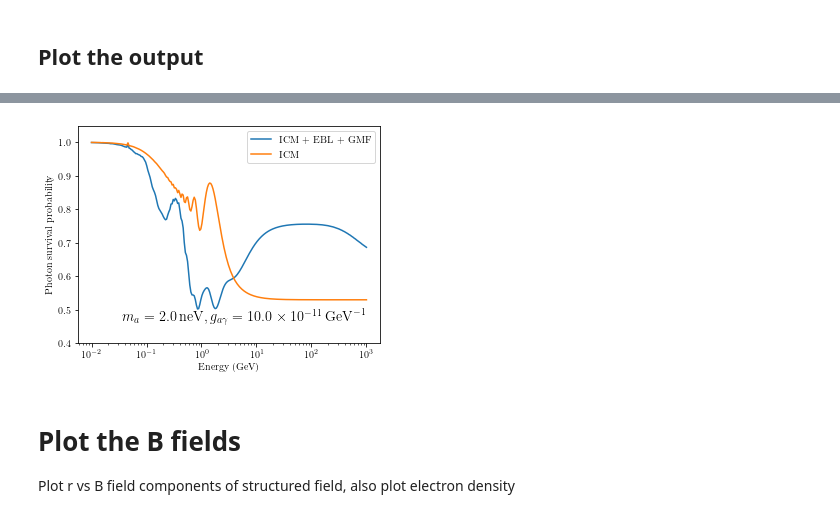
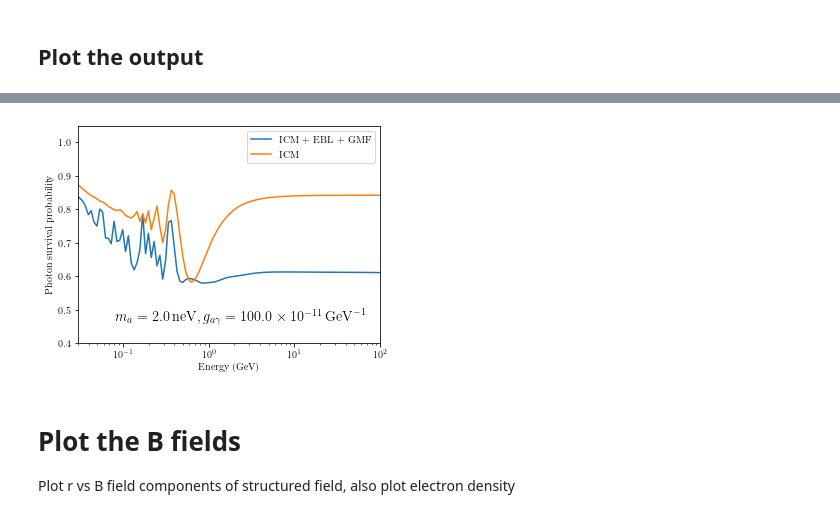
Before and after one commit to me-manu/gammaALPs, a Jupyter notebook: notebooks/example_NGC1275_structured_field.ipynb, the cells around one changed output, grey strips where cells are left out. Drawn from its saved outputs; the diff is of its cells as text; code cells hidden in the pictures.

```diff
--- a/notebooks/example_NGC1275_structured_field.ipynb
+++ b/notebooks/example_NGC1275_structured_field.ipynb
@@ -19,7 +19,7 @@ from astropy import constants as c
 # %% [markdown]
 Initialize an ALP object, that stores the ALP mass $m$ (in neV) and the coupling $g$ (in $10^{-11}\mathrm{GeV}^{-1}$).
 # %%
-m, g = 2, 10
+m, g = 2, 100
 alp = ALP(m,g)
 # %% [markdown]
 ## Set the source
@@ -38,3 +36,6 @@ EGeV = np.logspace(-2,3,250)
+# %%
+logEMeV = np.loadtxt('energy_bins.dat')
+EGeV = np.power(10, logEMeV - 3.)
 # %% [markdown]
 Now initialize the initial photon polarization. Since we are dealing with a gamma-ray source, no ALPs are initially present in the beam (third diagonal element is zero). The polarization density matrix is normalized such that its trace is equal to one, $\mathrm{Tr}(\rho_\mathrm{in}) = 1$.
 # %%
@@ -46,12 +45,15 @@ ml = ModuleList(alp, ngc1275, pin = pin, EGeV = EGeV)
 # %% [markdown]
 Now we add propagation modules for the cluster, the EBL, and the Galactic magnetic field; run the module. Repeat for only the ICM field.
 # %%
+ml = ModuleList(alp, ngc1275, pin = pin, EGeV = EGeV)
 ml.add_propagation("ICMStructured",
                    0, # position of module counted from the source.
                    B0 = 8.3,  # rms of B field
                    R = 93,
                    theta = 225,
-                   radians=False,
+                   theta_rad=False,
+                   pa=147,
+                   pa_rad=False,
                    n0 = 39.,  # normalization of electron density
                    n2 = 4.05, # second normalization of electron density, see Churazov et al. 2003, Eq. 4
                    r_abell = 500., # extension of the cluster
@@ -61,20 +63,23 @@ ml.add_propagation("ICMStructured",
                    beta2= 0.58, # electron density parameter, see Churazov et al. 2003, Eq. 4
                    eta = 0 # scaling of B-field with electron denstiy
                    )
-ml.add_propagation("EBL",1, model = 'dominguez') # EBL attenuation comes second, after beam has left cluster
-ml.add_propagation("GMF",2, model = 'pshirkov', model_sum = 'BSS') # finally, the beam enters the Milky Way Field
+ml.add_propagation("EBL",1, eblmodel = 'dominguez') # EBL attenuation comes second, after beam has left cluster
+ml.add_propagation("GMF",2, model = 'pshirkov', model_sym = 'BSS') # finally, the beam enters the Milky Way Field
 
 px, py, pa = ml.run()
 
 
 # again with only structured field
-ml = ModuleList(alp, ngc1275, pin = pin, EGeV = EGeV)
-ml.add_propagation("ICMStructured",
+
+ml2 = ModuleList(alp, ngc1275, pin = pin, EGeV = EGeV)
+ml2.add_propagation("ICMStructured",
                    0, # position of module counted from the source.
                    B0 = 8.3,  # rms of B field
                    R = 93,
                    theta = 225,
-                   radians=False,
+                   theta_rad=False,
+                   pa=147,
+                   pa_rad=False,
                    n0 = 39.,  # normalization of electron density
                    n2 = 4.05, # second normalization of electron density, see Churazov et al. 2003, Eq. 4
                    r_abell = 500., # extension of the cluster
@@ -84,5 +89,5 @@ ml.add_propagation("ICMStructured",
                    beta2= 0.58, # electron density parameter, see Churazov et al. 2003, Eq. 4
                    eta = 0 # scaling of B-field with electron denstiy
                    )
-px2, py2, pa2 = ml.run()
+px2, py2, pa2 = ml2.run()
 # %% [output]
@@ -98,6 +109,7 @@ plt.plot(EGeV, px2[0] + py2[0], label='ICM')
 plt.xscale('log')
 plt.yscale('linear')
 plt.ylim(0.4, 1.05)
+plt.xlim(3e-2, 1e2)
 plt.xlabel('Energy (GeV)')
 plt.ylabel('Photon survival probability')
 plt.legend(loc = 0, fontsize = 'medium')
@@ -111,4 +124,4 @@ plt.subplots_adjust(left = 0.2)
-[figure, old version]
+[figure, new version]
 # %% [markdown]
 # Plot the B fields
 
```
Also changed, not shown: parts of 6 cells of this notebook, 3 other files.
